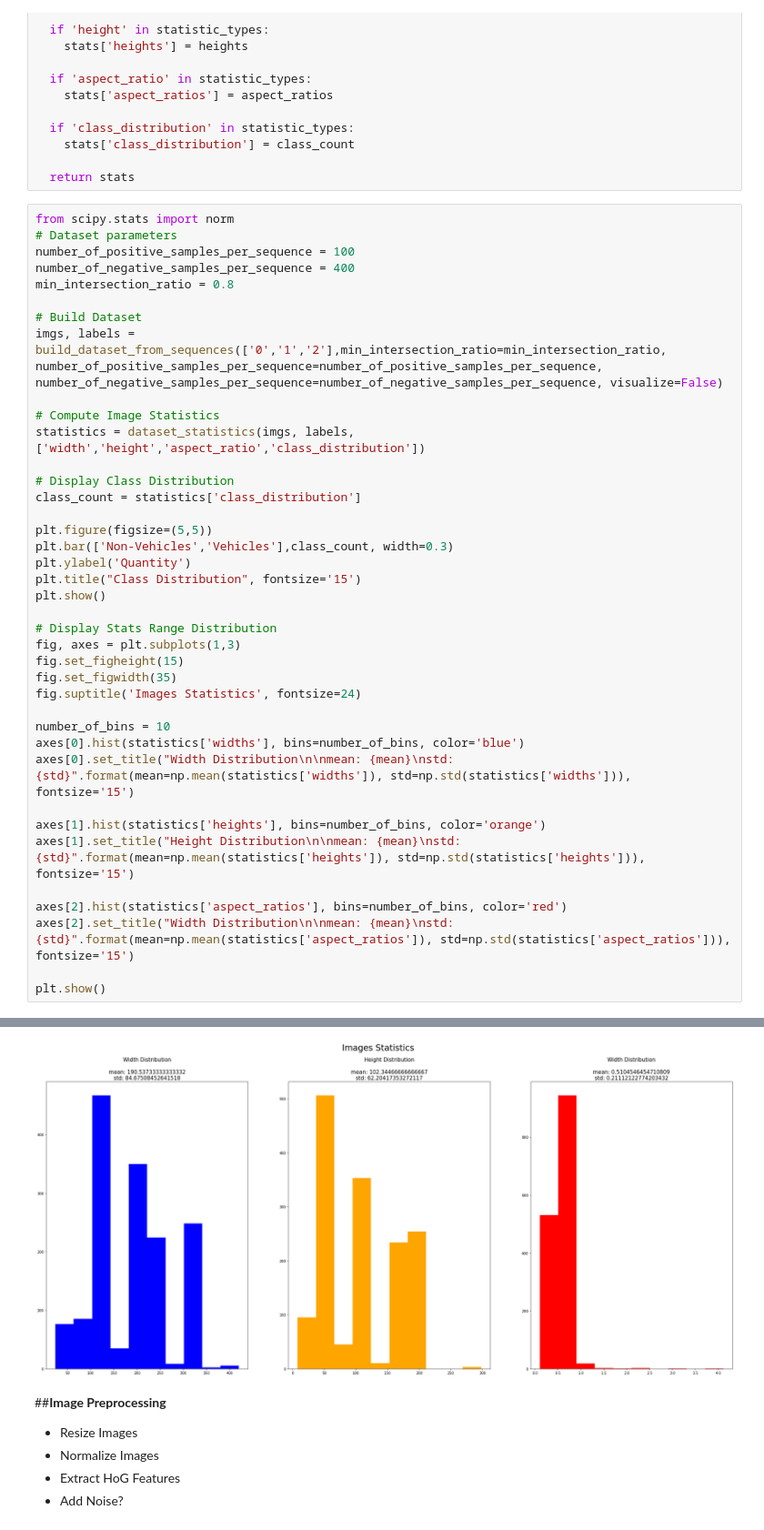
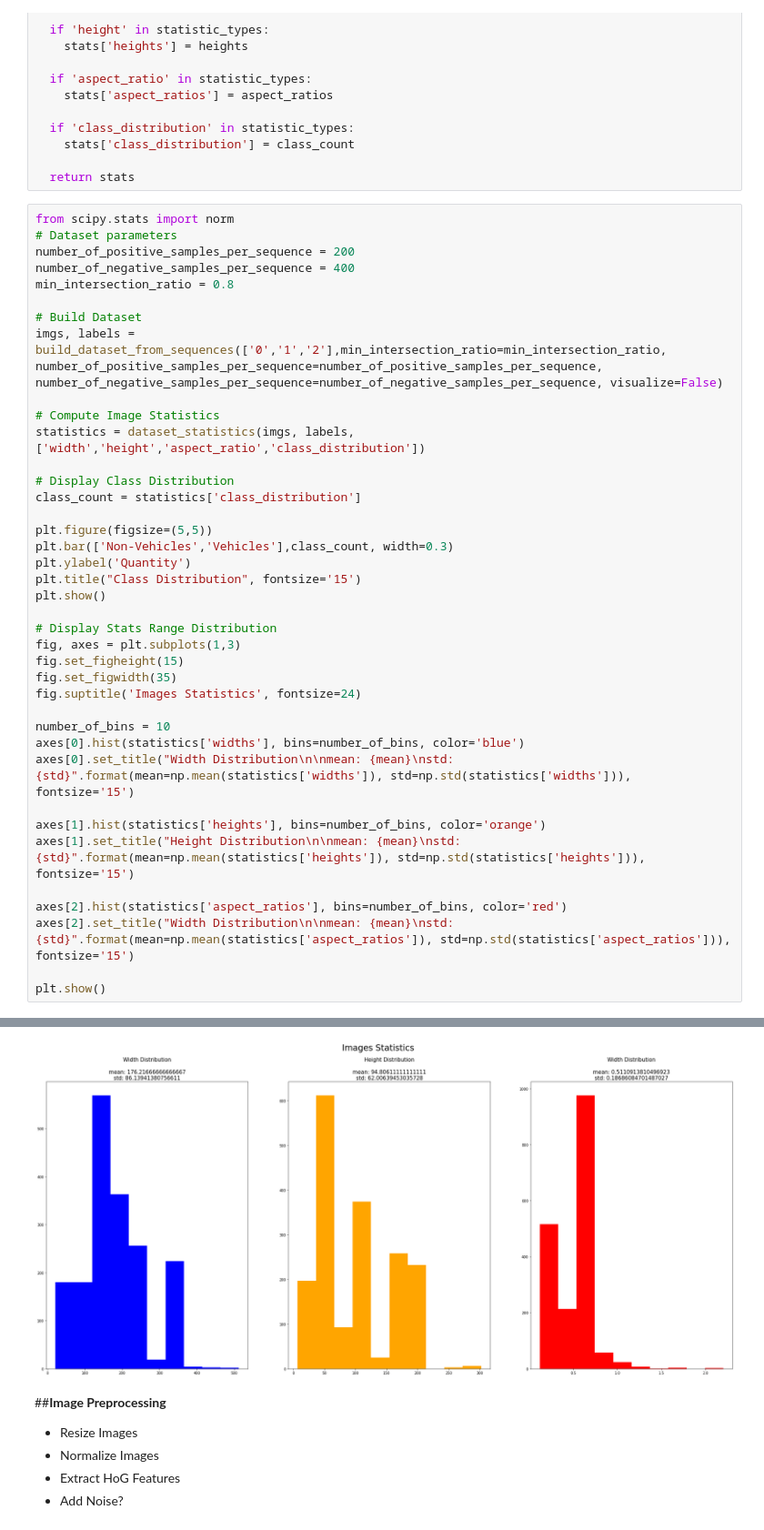
Before and after one commit to chrismartel/ECSE415-Project-G7, a Jupyter notebook: classification/classification.ipynb, the cells around one changed output, grey strips where cells are left out. Shown at 91% size. Cells and saved outputs as stored; diff of their text form.

```diff
--- a/classification/classification.ipynb
+++ b/classification/classification.ipynb
@@ -763,7 +762,7 @@ def dataset_statistics(imgs, labels, statistic_types):
 # %%
 from scipy.stats import norm
 # Dataset parameters
-number_of_positive_samples_per_sequence = 100
+number_of_positive_samples_per_sequence = 200
 number_of_negative_samples_per_sequence = 400
 min_intersection_ratio = 0.8
 
@@ -804,4 +803,4 @@ plt.show()
-[figure, old version]
+[figure, new version]
 # %% [markdown]
 ##**Image Preprocessing**
 
```
Also changed, not shown: parts of 27 cells of this notebook.
